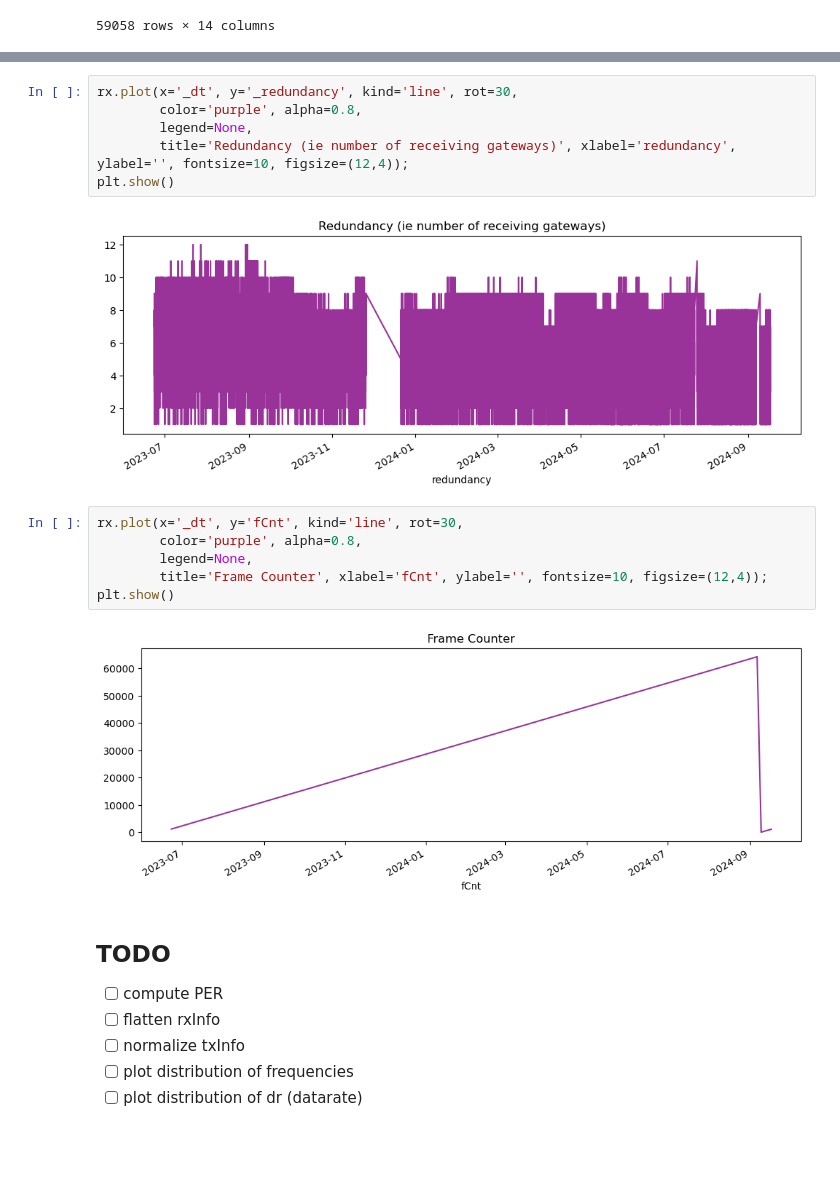
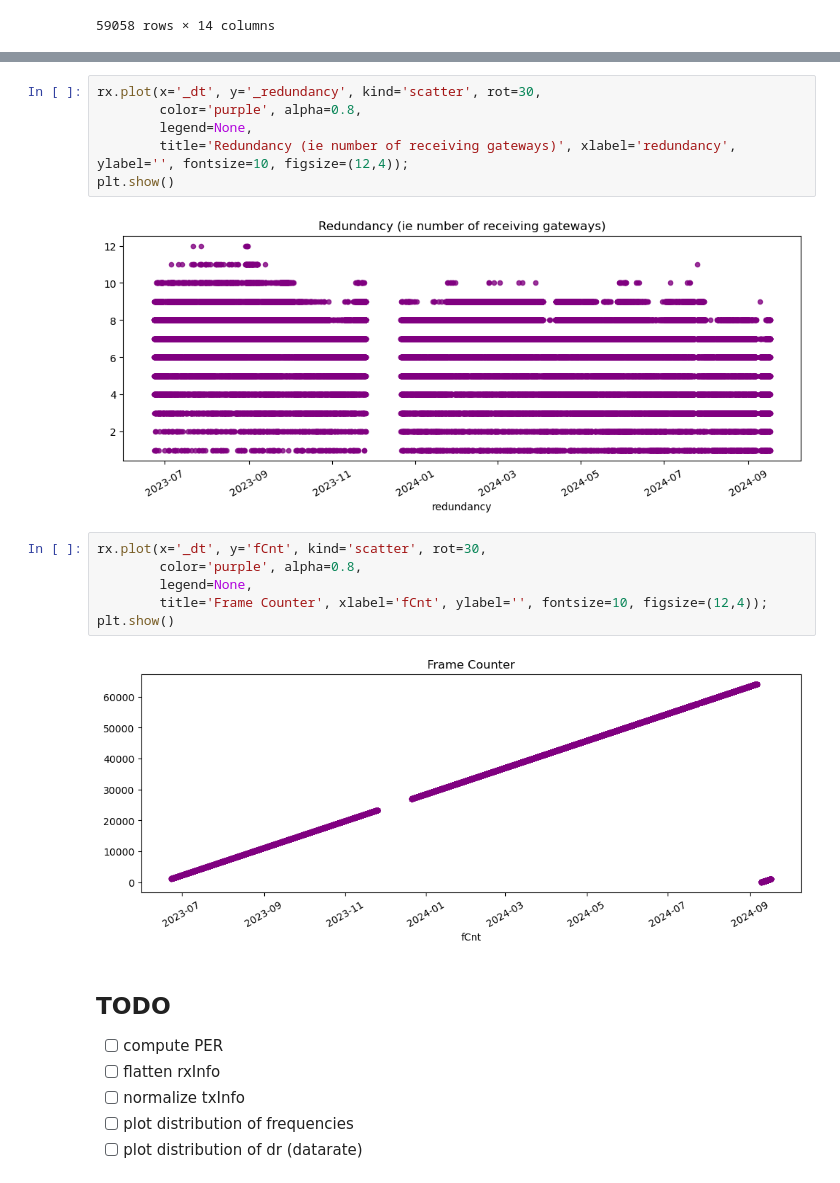
Before and after one commit to CampusIoT/datasets, a Jupyter notebook: SaintEynard/notebooks/campusiot.ipynb, the cells around one changed output, grey strips where cells are left out. Saved outputs shown, nothing was run; the diff lists cells and outputs as text; blank space fills up the shorter version.

```diff
--- a/SaintEynard/notebooks/campusiot.ipynb
+++ b/SaintEynard/notebooks/campusiot.ipynb
@@ -100,21 +100,21 @@ Data columns (total 14 columns):
 dtypes: datetime64[ns](1), float64(4), int64(1), object(8)
 memory usage: 6.8+ MB
 # %%
-rx.plot(x='_dt', y='_redundancy', kind='line', rot=30,
+rx.plot(x='_dt', y='_redundancy', kind='scatter', rot=30,
         color='purple', alpha=0.8,
         legend=None,
         title='Redundancy (ie number of receiving gateways)', xlabel='redundancy', ylabel='', fontsize=10, figsize=(12,4));
 plt.show()
 # %% [output]
-[figure, old version]
+[figure, new version]
 # %%
-rx.plot(x='_dt', y='fCnt', kind='line', rot=30,
+rx.plot(x='_dt', y='fCnt', kind='scatter', rot=30,
         color='purple', alpha=0.8,
         legend=None,
         title='Frame Counter', xlabel='fCnt', ylabel='', fontsize=10, figsize=(12,4));
 plt.show()
 # %% [output]
-[figure, old version]
+[figure, new version]
 # %% [markdown]
 ## TODO
 * [ ] compute PER
```
Also changed, not shown: parts of 4 cells of this notebook, 1 other file.
